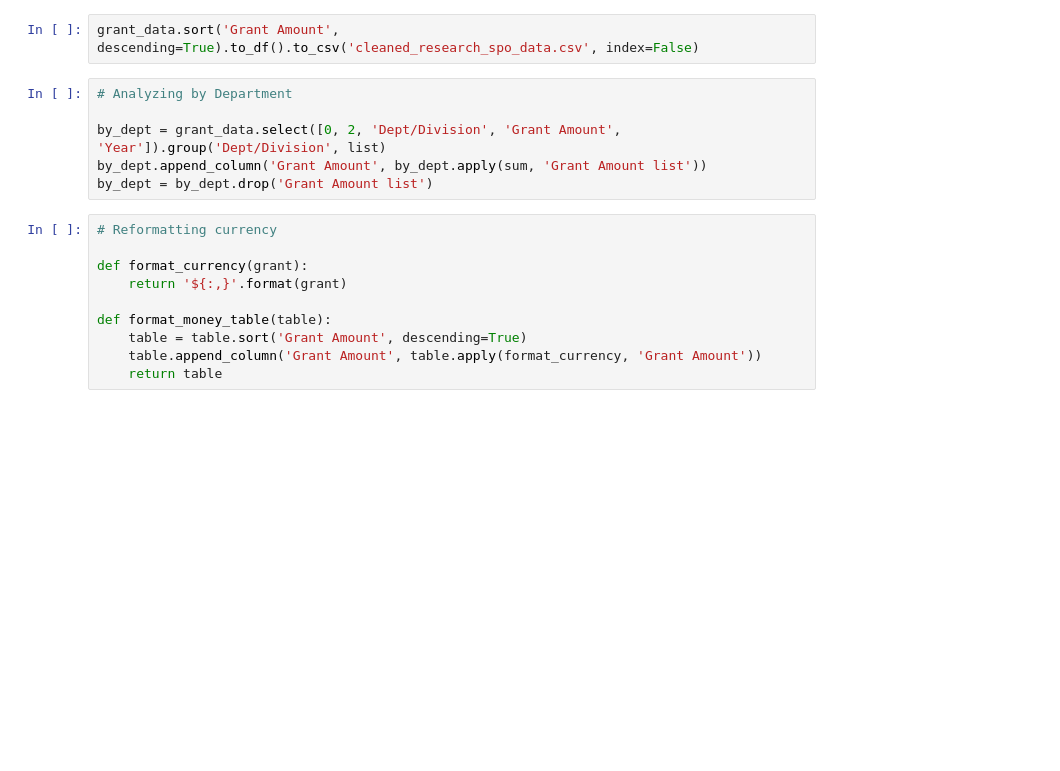
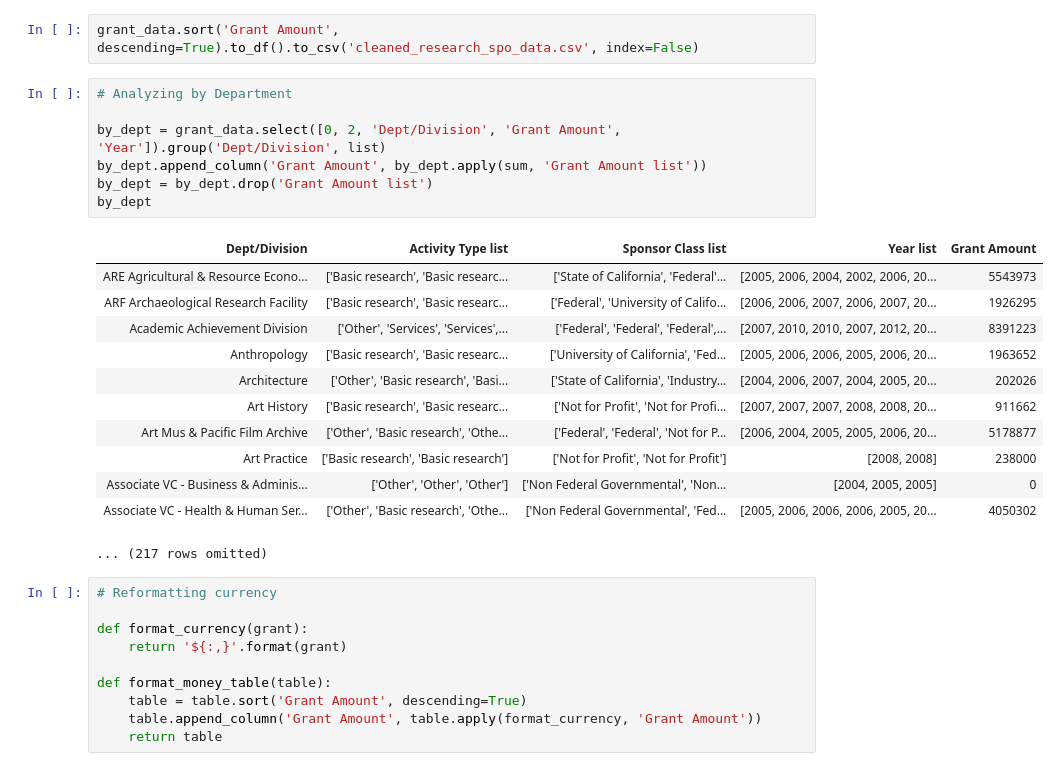
Before and after one commit to BIDS-projects/research-mapping, a Jupyter notebook: research-data-exploration.ipynb, the cells around one changed output. Drawn from its saved outputs; the diff is of its cells as text; blank space fills up the shorter version.

```diff
--- a/research-data-exploration.ipynb
+++ b/research-data-exploration.ipynb
@@ -65,9 +64,23 @@ grant_data.sort('Grant Amount', descending=True).to_df().to_csv('cleaned_researc
 # %%
 # Analyzing by Department
 
 by_dept = grant_data.select([0, 2, 'Dept/Division', 'Grant Amount', 'Year']).group('Dept/Division', list)
 by_dept.append_column('Grant Amount', by_dept.apply(sum, 'Grant Amount list'))
 by_dept = by_dept.drop('Grant Amount list')
+by_dept
+# %% [output]
+| Dept/Division | Activity Type list | Sponsor Class list | Year list | Grant Amount |
+| ARE Agricultural & Resource Econo... | ['Basic research', 'Basic researc... | ['State of California', 'Federal'... | [2005, 2006, 2004, 2002, 2006, 20... | 5543973 |
+| ARF Archaeological Research Facility | ['Basic research', 'Basic researc... | ['Federal', 'University of Califo... | [2006, 2006, 2007, 2006, 2007, 20... | 1926295 |
+| Academic Achievement Division | ['Other', 'Services', 'Services',... | ['Federal', 'Federal', 'Federal',... | [2007, 2010, 2010, 2007, 2012, 20... | 8391223 |
+| Anthropology | ['Basic research', 'Basic researc... | ['University of California', 'Fed... | [2005, 2006, 2006, 2005, 2006, 20... | 1963652 |
+| Architecture | ['Other', 'Basic research', 'Basi... | ['State of California', 'Industry... | [2004, 2006, 2007, 2004, 2005, 20... | 202026 |
+| Art History | ['Basic research', 'Basic researc... | ['Not for Profit', 'Not for Profi... | [2007, 2007, 2007, 2008, 2008, 20... | 911662 |
+| Art Mus & Pacific Film Archive | ['Other', 'Basic research', 'Othe... | ['Federal', 'Federal', 'Not for P... | [2006, 2004, 2005, 2005, 2006, 20... | 5178877 |
+| Art Practice | ['Basic research', 'Basic research'] | ['Not for Profit', 'Not for Profit'] | [2008, 2008] | 238000 |
+| Associate VC - Business & Adminis... | ['Other', 'Other', 'Other'] | ['Non Federal Governmental', 'Non... | [2004, 2005, 2005] | 0 |
+| Associate VC - Health & Human Ser... | ['Other', 'Basic research', 'Othe... | ['Non Federal Governmental', 'Fed... | [2005, 2006, 2006, 2006, 2005, 20... | 4050302 |
+... (217 rows omitted)
 # %%
 # Reformatting currency
 
```
Also changed, not shown: parts of 3 cells of this notebook, 1 other file.
